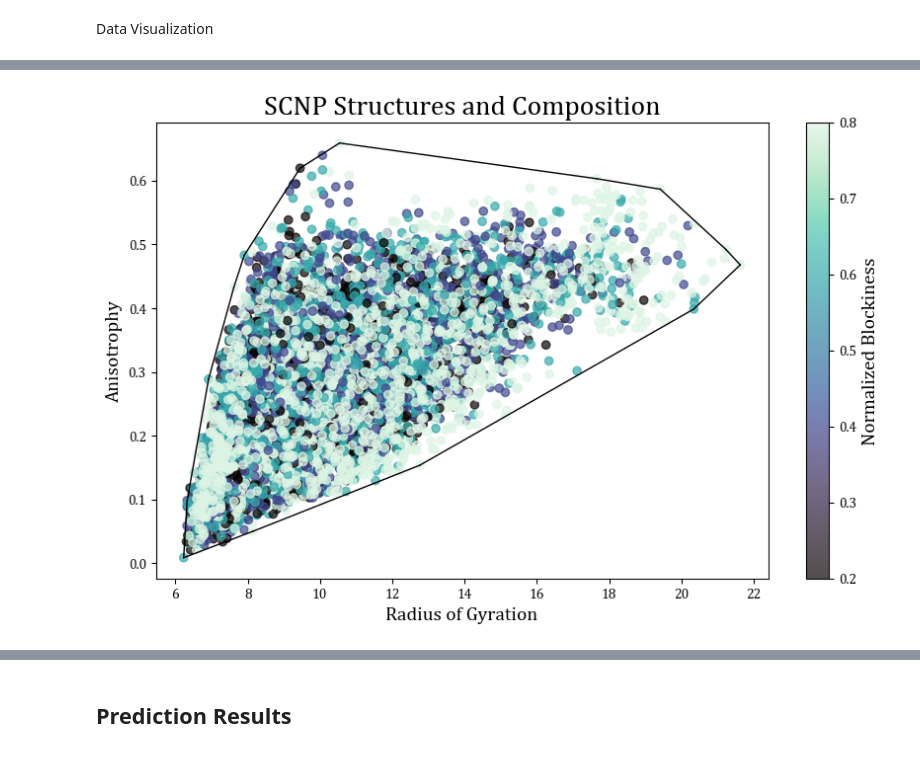
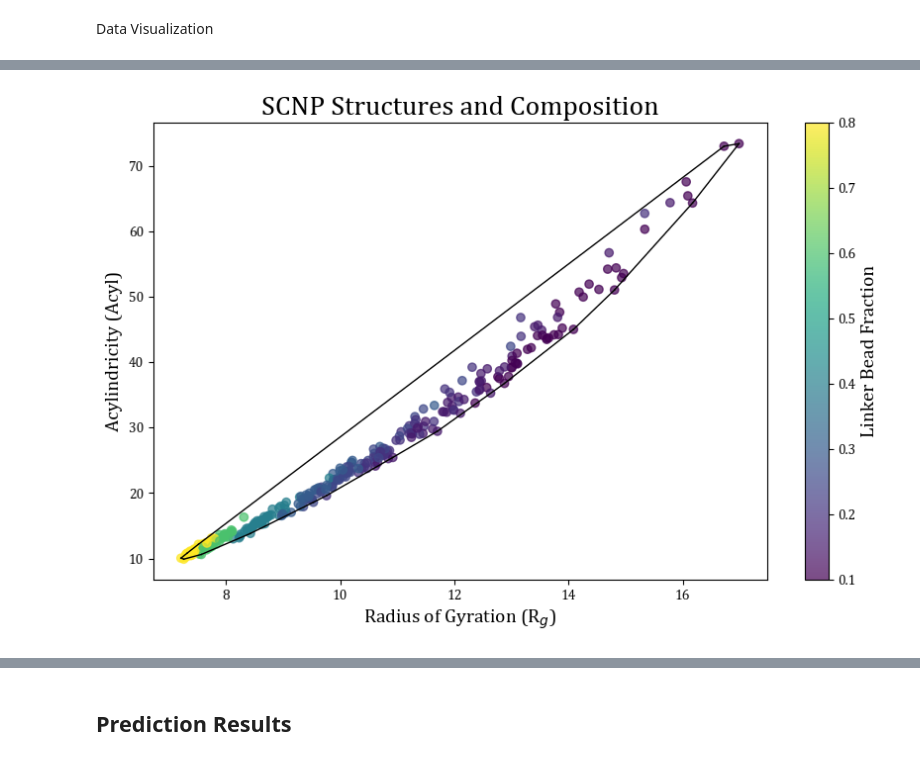
Before and after one commit to PhucMTran/COS-513-Project, a Jupyter notebook: Results.ipynb, the cells around one changed output, grey strips where cells are left out. Saved outputs shown, nothing was run; the diff lists cells and outputs as text; code cells hidden in the pictures.

```diff
--- a/Results.ipynb
+++ b/Results.ipynb
@@ -32,6 +32,6 @@ Load in Data
 df_train = pd.read_csv('train_data_umap.csv')
 df_val = pd.read_csv('val_data_umap.csv')
 df_test = pd.read_csv('test_data_umap.csv')
-Data = pd.read_csv('SCNP_dataset.csv')
+Data = pd.concat([df_train, df_val, df_test])
 Data
 # %% [output]
@@ -53,10 +53,10 @@ Data Visualization
 # %%
 # Scatter plot
 plt.figure(figsize=(10, 6))
-scatter = plt.scatter(Data['rg'], Data['anis'], c=Data['Comp'], cmap='viridis', alpha=0.7)
+scatter = plt.scatter(Data['rg_mean'], Data['anis_mean'], c=Data['Comp'], cmap='viridis', alpha=0.7)
 
 # Compute and draw Convex Hull
-points = np.column_stack((Data['rg'], Data['anis']))  # Create (x, y) pairs
+points = np.column_stack((Data['rg_mean'], Data['anis_mean']))  # Create (x, y) pairs
 hull = ConvexHull(points)
 
 for simplex in hull.simplices:
@@ -67,8 +67,8 @@ cbar = plt.colorbar(scatter)
 cbar.set_label('Linker Bead Fraction', fontsize = 14)
 
 # Labels and title
-plt.xlabel('Radius of Gyration', fontsize = 14)
-plt.ylabel('Anisotrophy', fontsize = 14)
+plt.xlabel(r'Radius of Gyration (R$_g$)', fontsize = 14)
+plt.ylabel('Anisotropy (Anis)', fontsize = 14)
 plt.title('SCNP Structures and Composition', fontsize = 20)
 
 plt.show()
@@ -77,24 +77,24 @@ plt.show()
 # %%
 # Scatter plot
 plt.figure(figsize=(10, 6))
-scatter = plt.scatter(Data['rg'], Data['anis'], c=Data['BID'], cmap='mako', alpha=0.7)
+scatter = plt.scatter(Data['rg_mean'], Data['acyl_mean'], c=Data['Comp'], cmap='viridis', alpha=0.7)
 
 # Compute and draw Convex Hull
-points = np.column_stack((Data['rg'], Data['anis']))  # Create (x, y) pairs
+points = np.column_stack((Data['rg_mean'], Data['acyl_mean']))  # Create (x, y) pairs
 hull = ConvexHull(points)
 
 for simplex in hull.simplices:
     plt.plot(points[simplex, 0], points[simplex, 1], 'k-', linewidth=1)  # Draw solid black line
 
 # Add colorbar
 cbar = plt.colorbar(scatter)
-cbar.set_label('Normalized Blockiness', fontsize = 14)
+cbar.set_label('Linker Bead Fraction', fontsize = 14)
 
 # Labels and title
-plt.xlabel('Radius of Gyration', fontsize = 14)
-plt.ylabel('Anisotrophy', fontsize = 14)
+plt.xlabel(r'Radius of Gyration (R$_g$)', fontsize = 14)
+plt.ylabel('Acylindricity (Acyl)', fontsize = 14)
 plt.title('SCNP Structures and Composition', fontsize = 20)
 
 plt.show()
 # %% [output]
-[figure, old version]
+[figure, new version]
```
Also changed, not shown: parts of 8 cells of this notebook.
